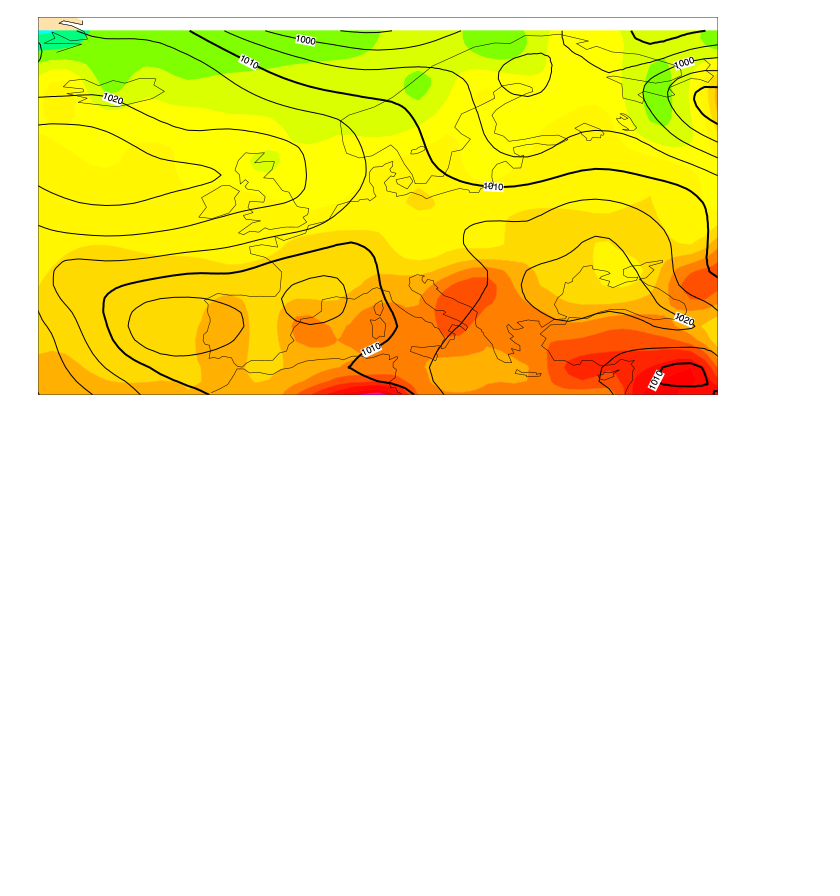
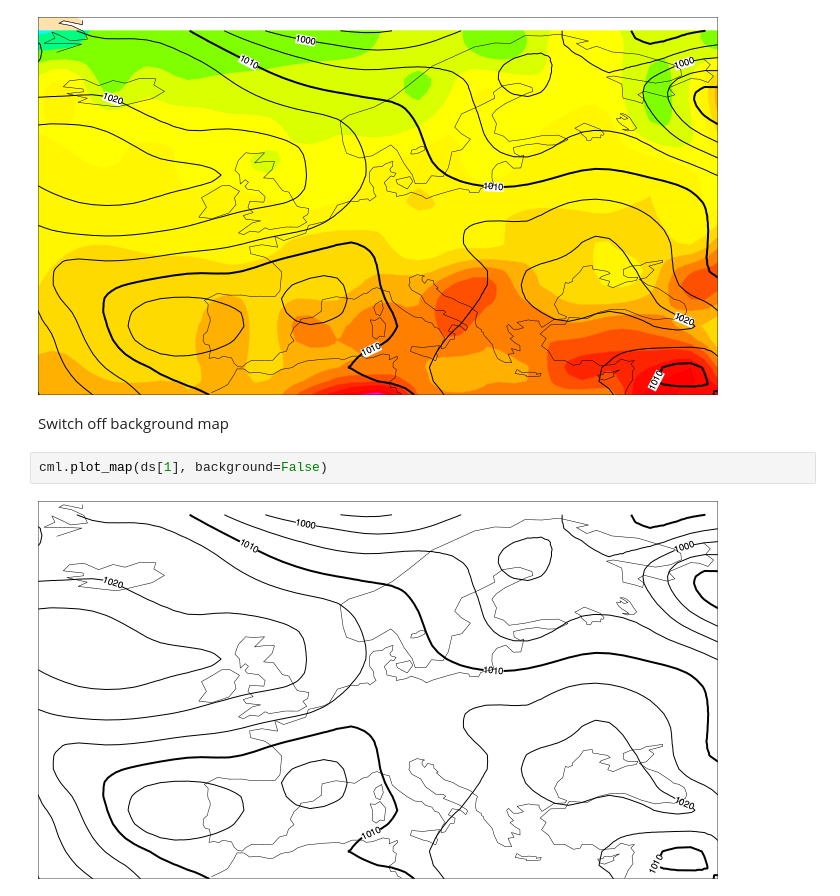
Before and after one commit to ecmwf/climetlab, a Jupyter notebook: docs/examples/11-more-plotting.ipynb, the cells around one changed output. Drawn from its saved outputs; the diff is of its cells as text; blank space fills up the shorter version.

```diff
--- a/docs/examples/11-more-plotting.ipynb
+++ b/docs/examples/11-more-plotting.ipynb
@@ -35,3 +35,9 @@ p.plot_map(ds[1])
 p.show()
 # %% [output]
 [figure]
+# %% [markdown]
+Switch off background map
+# %%
+cml.plot_map(ds[1], background=False)
+# %% [output]
+[figure, added]
```
Also changed, not shown: parts of 5 cells of this notebook, 2 other files.
